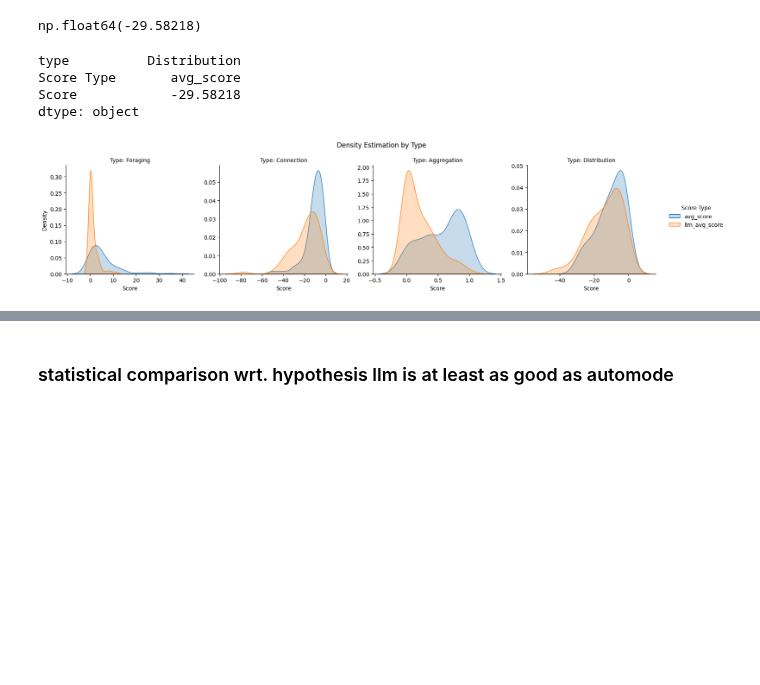
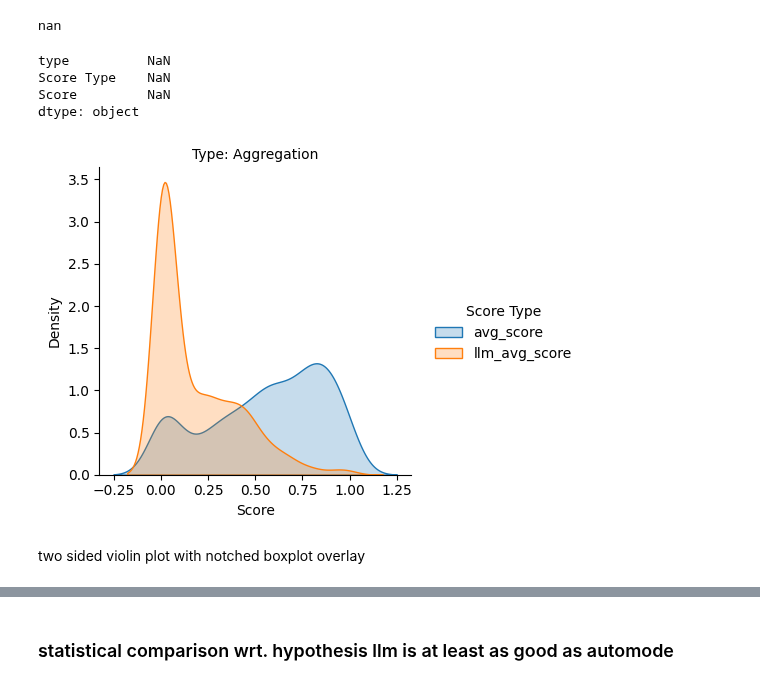
Before and after one commit to julianjandeleit/thesis_llm_collective_behavior_generation, a Jupyter notebook: analysis_notebooks/llm_comparative_analysis.ipynb, the cells around one changed output, grey strips where cells are left out. Cells and saved outputs as stored; diff of their text form; code cells hidden in the pictures; blank space fills up the shorter version.

Commit message:
finish major exps and notched boxplot

```diff
--- a/analysis_notebooks/llm_comparative_analysis.ipynb
+++ b/analysis_notebooks/llm_comparative_analysis.ipynb
@@ -9,8 +9,10 @@ import random
 random.seed(42)
 np.random.seed(42)
 # %%
-with open("../ressources/final_experiments/result_increasing_size_exp/llm_evaluated_2250.pickle", "rb") as file:
-#with open("../ressources/llm_evaluated_concat_s14-s18_2025-01-16.pickle", "rb") as file:
+#with open("../ressources/final_experiments/result_increasing_size_exp/llm_evaluated_2250.pickle", "rb") as file:
+with open("../ressources/final_experiments/result_leaveoneout_exp/llm_evaluated_agg.pickle", "rb") as file:
+#with open("../ressources/final_experiments/result_guided_exp/llm_evaluated_targeted.pickle", "rb") as file:
+#with open("../ressources/final_experiments/result_formal_descriptions_exp/llm_evaluated.pickle", "rb") as file:
 #with open("../ressources/llm_evaluated_concat_s14n600_s15n600_train_2024-12-12_16.pickle", "rb") as file:
 #with open("../ressources/llm_evaluated_s14_n300_24-12-17.pickle", "rb") as file:
 #with open("testdata.pkl", "rb") as file:
@@ -70,31 +72,33 @@ plt.show()
 # %%
 df_cleaned[df_cleaned.type == "Distribution"]["avg_score"].min()
 # %% [output]
-np.float64(-29.58218)
+nan
 # %%
 df_melted[df_melted["Score Type"] == "avg_score"][df_melted.type == "Distribution"].min()
 # %% [output]
-type          Distribution
-Score Type       avg_score
-Score            -29.58218
+type          NaN
+Score Type    NaN
+Score         NaN
 dtype: object
 # %%
 df_melted = df_cleaned.melt(id_vars=['type'], value_vars=['avg_score', 'llm_avg_score'],
                              var_name='Score Type', value_name='Score')
 
 # Create a FacetGrid with density plots
 g = sns.FacetGrid(df_melted, col='type', hue='Score Type', height=4, aspect=1, sharex=False, sharey=False)
 g.map_dataframe(sns.kdeplot, x='Score', fill=True)  # Use kdeplot for density
 g.set_titles(col_template='Type: {col_name}')
 g.set_axis_labels('Score', 'Density')
 
 
 # Add a legend
 g.add_legend(title='Score Type')
 
 # Show the plot
-g.figure.suptitle('Density Estimation by Type')
+#g.figure.suptitle('Density Estimation by Type')
 g.tight_layout()
 plt.show()
 # %% [output]
-[figure, old version]
+[figure, new version]
+# %% [markdown]
+ two sided violin plot with notched boxplot overlay
```
Also changed, not shown: parts of 16 cells of this notebook, 22 other files.
